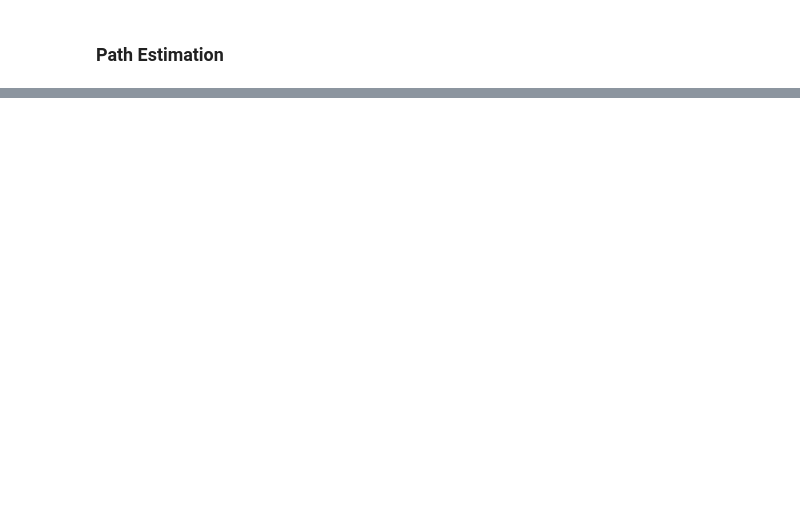
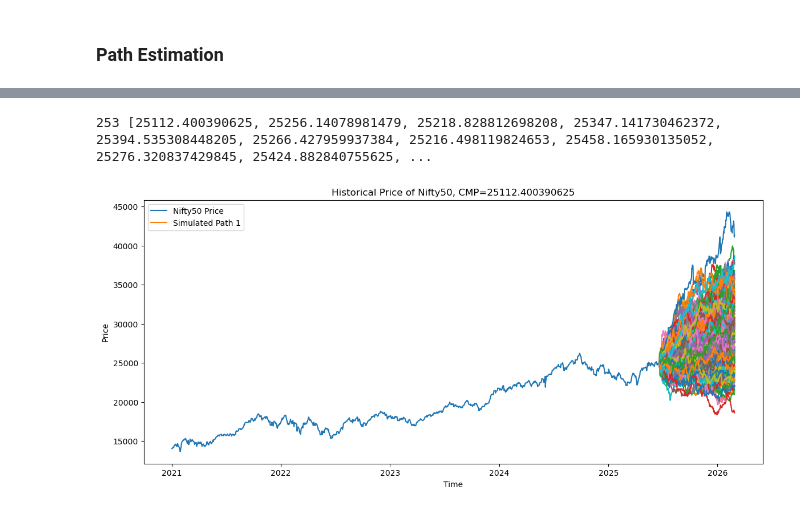
Before and after one commit to dinesh494/Market_Risk, a Jupyter notebook: Historical Simulation Method.ipynb, the cells around one changed output, grey strips where cells are left out. Saved outputs shown, nothing was run; the diff lists cells and outputs as text; code cells hidden in the pictures; blank space fills up the shorter version.

```diff
--- a/Historical Simulation Method.ipynb
+++ b/Historical Simulation Method.ipynb
@@ -100,0 +116,32 @@ plt.show()
+# %%
+simulatedPath = [spotPrice]
+
+for t in range(252):
+    simulatedPrice = simulatedPath[t]*(1+np.random.choice(spotReturns))
+    simulatedPath.append(simulatedPrice)
+
+print(len(simulatedPath),simulatedPath)
+
+all_simulated_paths = []
+
+for _ in range(252):
+    current_simulated_path = [spotPrice]
+    for t in range(252):
+        current_simulated_path.append(current_simulated_path[t] * (1 + np.random.choice(spotReturns)))
+    all_simulated_paths.append(current_simulated_path)
+# %% [output]
+253 [25112.400390625, 25256.14078981479, 25218.828812698208, 25347.141730462372, 25394.535308448205, 25266.427959937384, 25216.498119824653, 25458.165930135052, 25276.320837429845, 25424.882840755625, ...
+# %%
+plt.figure(figsize=(14,6))
+plt.plot(spotData, label='Nifty50 Price')
+
+for i, path in enumerate(all_simulated_paths):
+    plt.plot([spotData.tail(1).index[0]+timedelta(t) for t in range(253)], path, label=f'Simulated Path {i+1}' if i == 0 else "_nolegend_")
+
+plt.title(f'Historical Price of Nifty50, CMP={spotPrice}')
+plt.xlabel('Time')
+plt.ylabel('Price')
+plt.legend(loc='upper left')
+plt.show()
+# %% [output]
+[figure, added]
```
Also changed, not shown: parts of 20 cells of this notebook, 1 other file.
